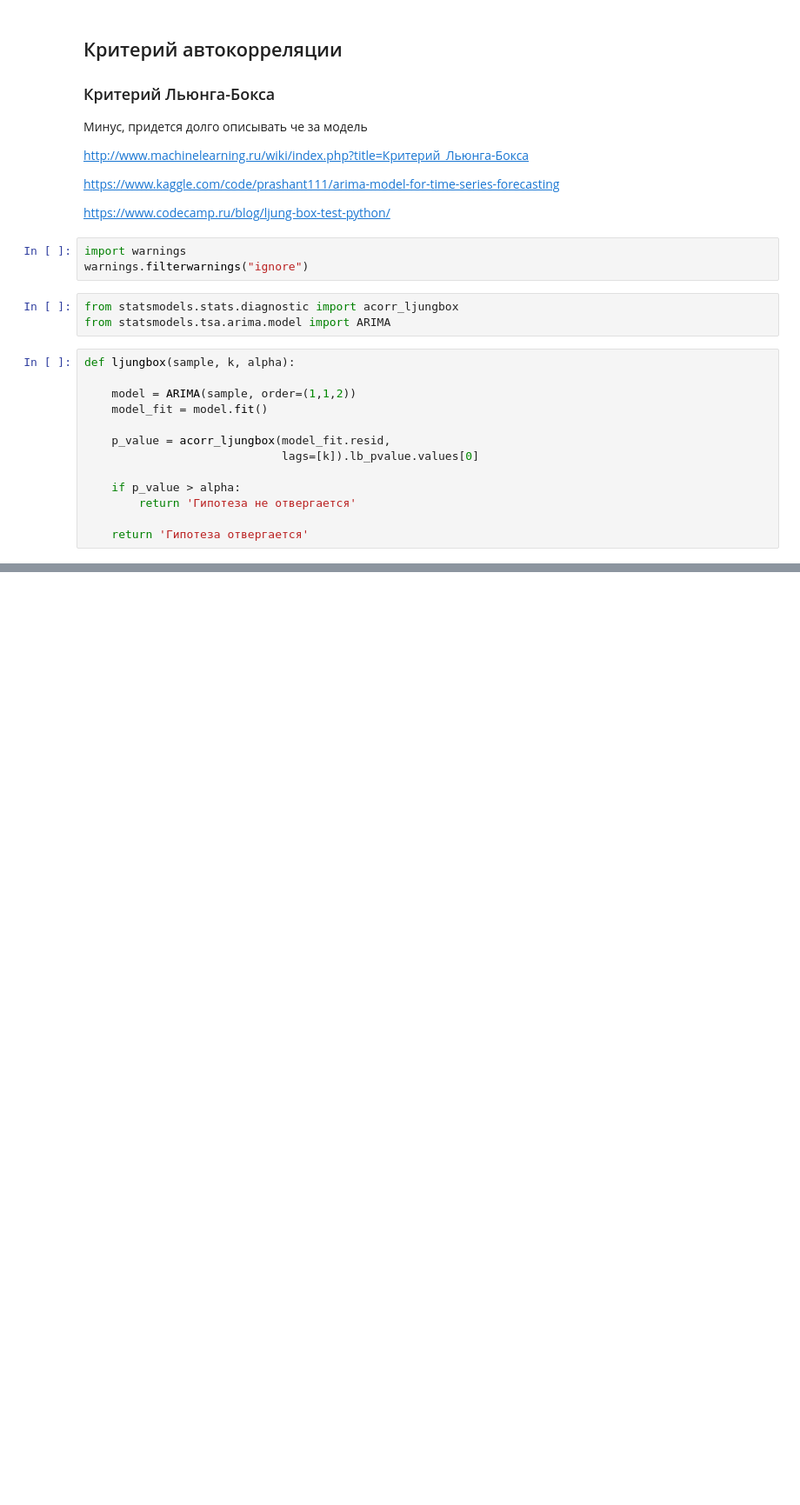
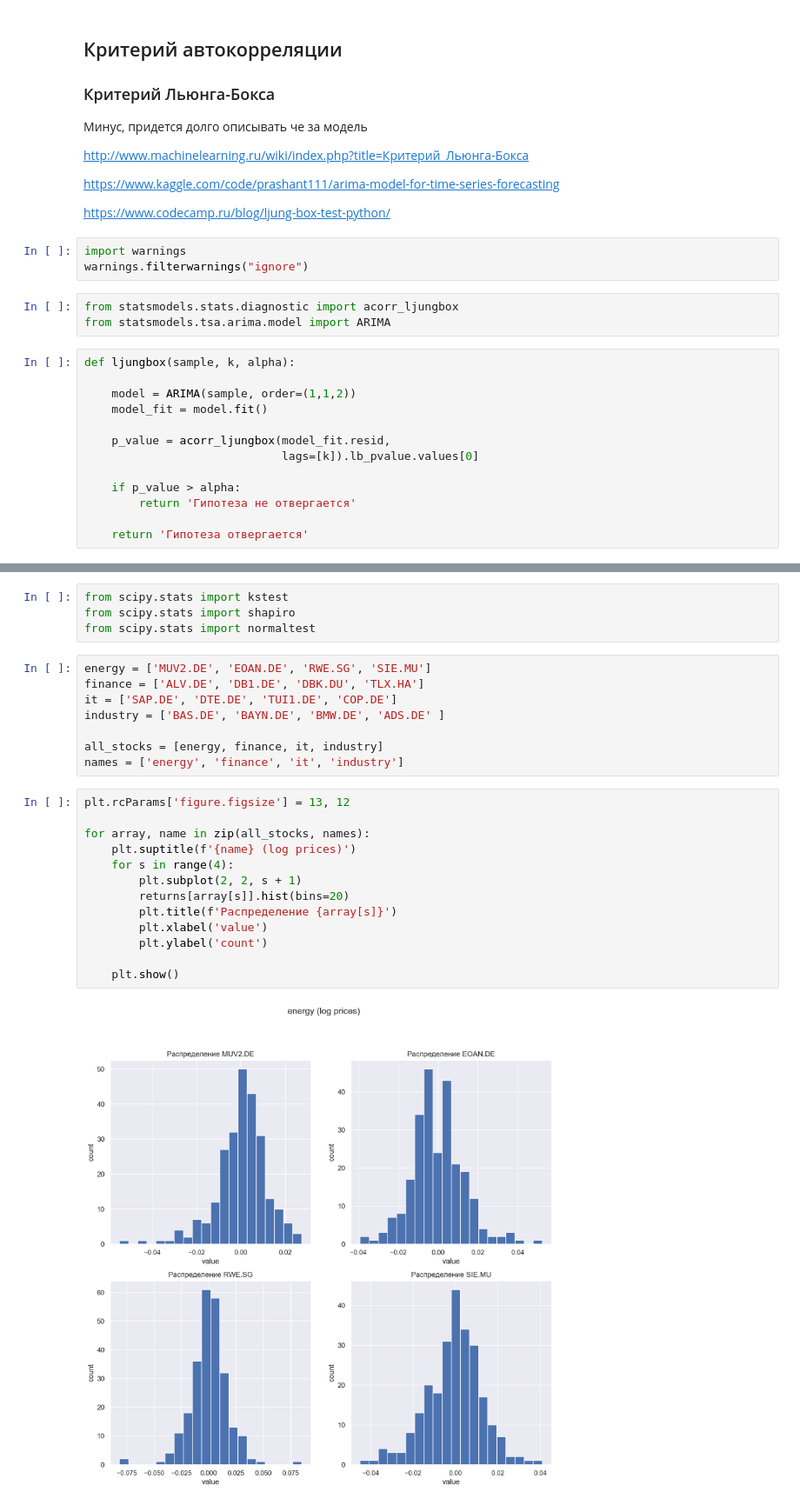
Before and after one commit to antonov1lya/ResearchSeminar2024, a Jupyter notebook: report.ipynb, the cells around one changed output, grey strips where cells are left out. Shown at 87% size. Saved outputs shown, nothing was run; the diff lists cells and outputs as text; blank space fills up the shorter version.

```diff
--- a/report.ipynb
+++ b/report.ipynb
@@ -485,0 +536,27 @@ crit_table
+# %%
+from scipy.stats import kstest
+from scipy.stats import shapiro
+from scipy.stats import normaltest
+# %%
+energy = ['MUV2.DE', 'EOAN.DE', 'RWE.SG', 'SIE.MU']
+finance = ['ALV.DE', 'DB1.DE', 'DBK.DU', 'TLX.HA']
+it = ['SAP.DE', 'DTE.DE', 'TUI1.DE', 'COP.DE']
+industry = ['BAS.DE', 'BAYN.DE', 'BMW.DE', 'ADS.DE' ]
+
+all_stocks = [energy, finance, it, industry]
+names = ['energy', 'finance', 'it', 'industry']
+# %%
+plt.rcParams['figure.figsize'] = 13, 12
+
+for array, name in zip(all_stocks, names):
+    plt.suptitle(f'{name} (log prices)')
+    for s in range(4):
+        plt.subplot(2, 2, s + 1)
+        returns[array[s]].hist(bins=20)
+        plt.title(f'Распределение {array[s]}')
+        plt.xlabel('value')
+        plt.ylabel('count')
+
+    plt.show()
+# %% [output]
+[figure, added]
```
Also changed, not shown: parts of 26 cells of this notebook, 1 other file.
